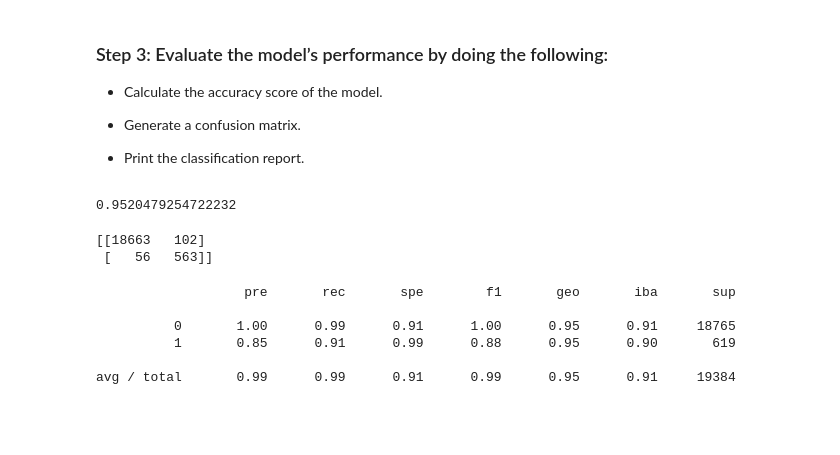
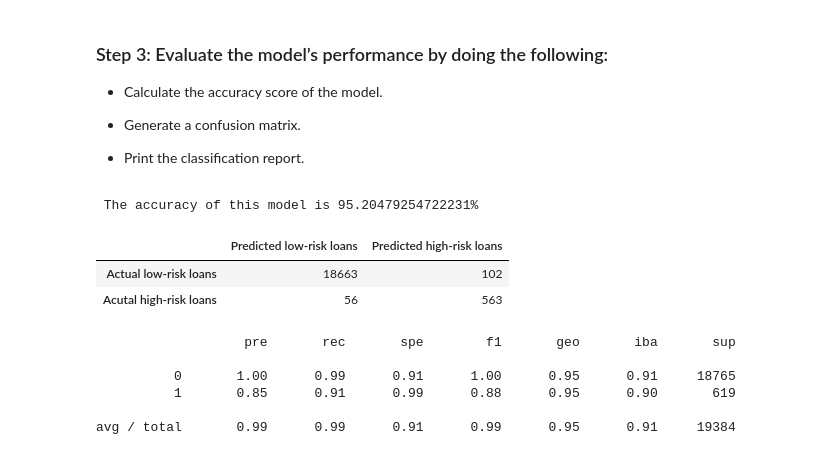
Before and after one commit to Tmccoy22/credit_risk_predictions, a Jupyter notebook: credit_risk_resampling1.ipynb, the cells around one changed output. Drawn from its saved outputs; the diff is of its cells as text; code cells hidden in the pictures; blank space fills up the shorter version.

```diff
--- a/credit_risk_resampling1.ipynb
+++ b/credit_risk_resampling1.ipynb
@@ -200,15 +219,20 @@ y_pred = lr_model.predict(X_test)
 * Print the classification report.
 # %%
 # Print the balanced_accuracy score of the model
-print(balanced_accuracy_score(y_test, y_pred))
+print(f' The balanced accuracy of this model is {balanced_accuracy_score(y_test, y_pred)*100}%')
 # %% [output]
-0.9520479254722232
+ The accuracy of this model is 95.20479254722231%
 # %%
 # Generate a confusion matrix for the model
-print(confusion_matrix(y_test, y_pred))
+cm_im= confusion_matrix(y_test, y_pred)
+
+cm_im_df = pd.DataFrame(cm_im, index = ["Actual low-risk loans","Acutal high-risk loans"],
+                       columns=["Predicted low-risk loans","Predicted high-risk loans"])
+cm_im_df
 # %% [output]
-[[18663   102]
- [   56   563]]
+|  | Predicted low-risk loans | Predicted high-risk loans |
+| Actual low-risk loans | 18663 | 102 |
+| Acutal high-risk loans | 56 | 563 |
 # %%
 # Print the classification report for the model
 print(classification_report_imbalanced(y_test,y_pred))
```
Also changed, not shown: parts of 8 cells of this notebook.
